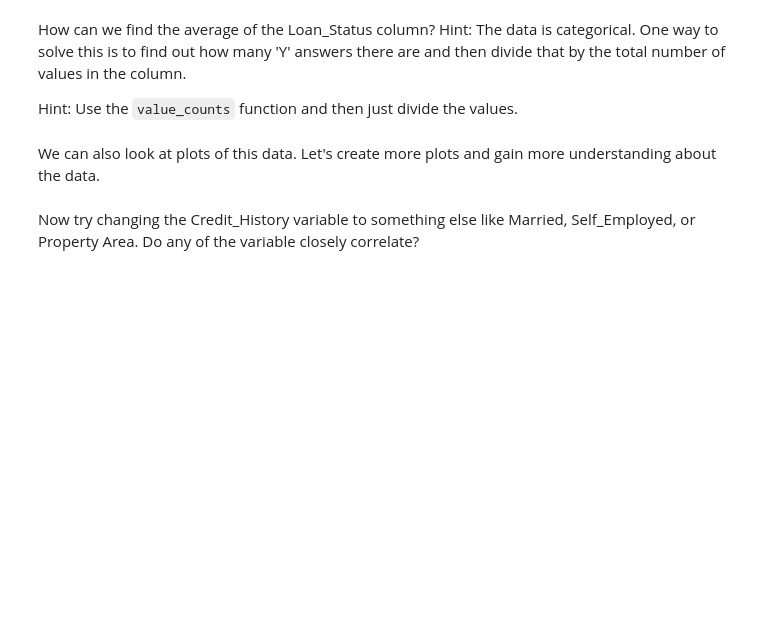
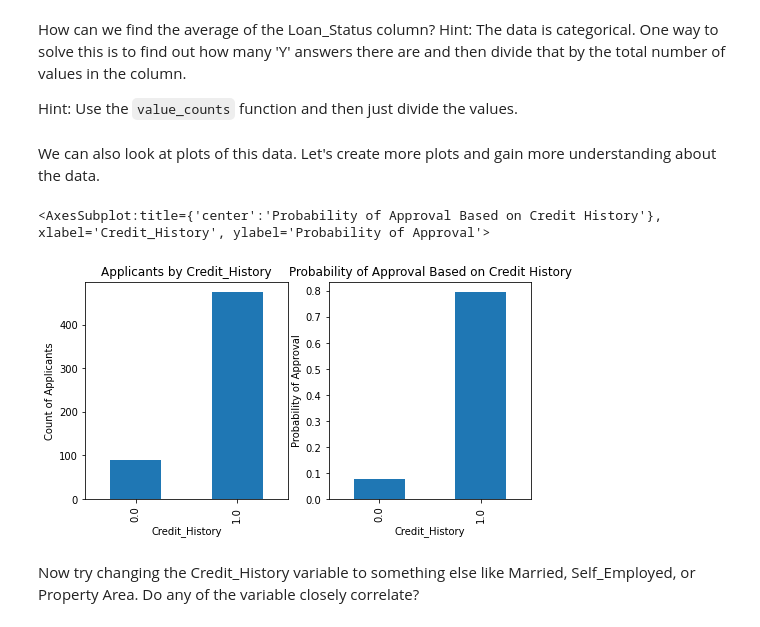
Before and after one commit to microsoft/Reactors, a Jupyter notebook: workshop-resources/data-science-and-machine-learning/Data_Science_1/loan-project/loan-notebook.ipynb, the cells around one changed output. Drawn from its saved outputs; the diff is of its cells as text; code cells hidden in the pictures; blank space fills up the shorter version.

Commit message:
Fixed column drop for dataframe Updated loan-project to no longer use removed features Fixed plots for pivottable Fixed TotalIncome_log histogram Updated Temp3 plot to use different features

```diff
--- a/workshop-resources/data-science-and-machine-learning/Data_Science_1/loan-project/loan-notebook.ipynb
+++ b/workshop-resources/data-science-and-machine-learning/Data_Science_1/loan-project/loan-notebook.ipynb
@@ -109,7 +158,7 @@ Also, if we recall exploring the output of the `head` function, we saw that Cred
 # %% [markdown]
 First, let's deal with the `Gender` and `Married` columns. We will drop them.
 # %%
-df.drop(columns=['Gender', 'Married'])
+df.drop(columns=['Gender', 'Married'], inplace=True)
 # %% [markdown]
 Okay, now that's taken care of--Well Done!
 # %%
@@ -187,17 +281,21 @@ We can also look at plots of this data. Let's create more plots and gain more un
 # %%
 import matplotlib.pyplot as plt
 fig = plt.figure(figsize=(8,4))
 ax1 = fig.add_subplot(121)
 ax1.set_xlabel('Credit_History')
 ax1.set_ylabel('Count of Applicants')
 ax1.set_title("Applicants by Credit_History")
 temp1.plot(kind='bar')
 
 ax2 = fig.add_subplot(122)
 ax2.set_xlabel('Credit_History')
 ax2.set_ylabel('Probability of Approval')
 ax2.set_title("Probability of Approval Based on Credit History")
+temp2 = temp2.squeeze()
 temp2.plot(kind = 'bar')
+# %% [output]
+<AxesSubplot:title={'center':'Probability of Approval Based on Credit History'}, xlabel='Credit_History', ylabel='Probability of Approval'>
+[figure, added]
 # %% [markdown]
 Now try changing the Credit_History variable to something else like Married, Self_Employed, or Property Area. Do any of the variable closely correlate?
 # %% [markdown]
```
Also changed, not shown: parts of 38 cells of this notebook, 1 other file.
